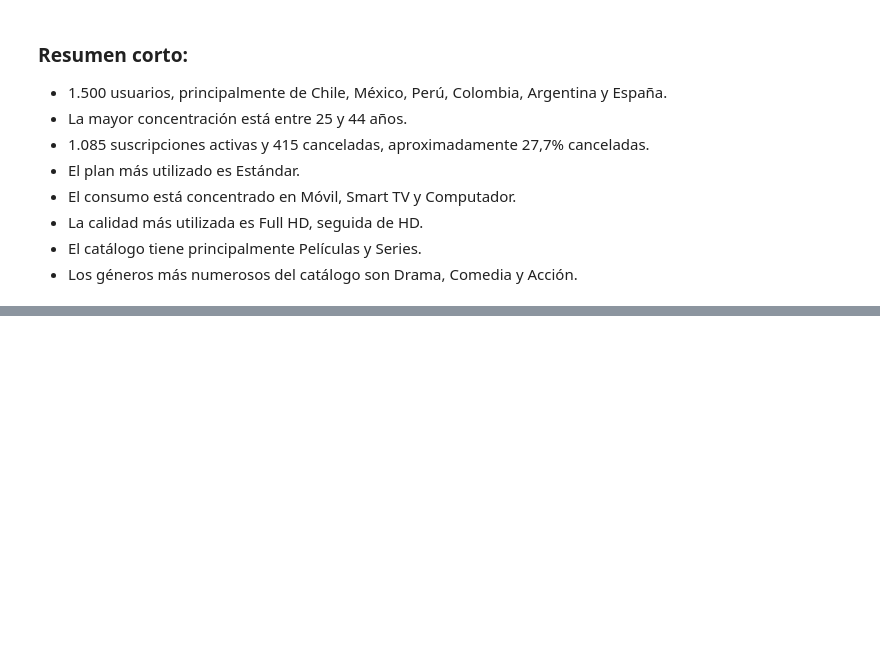
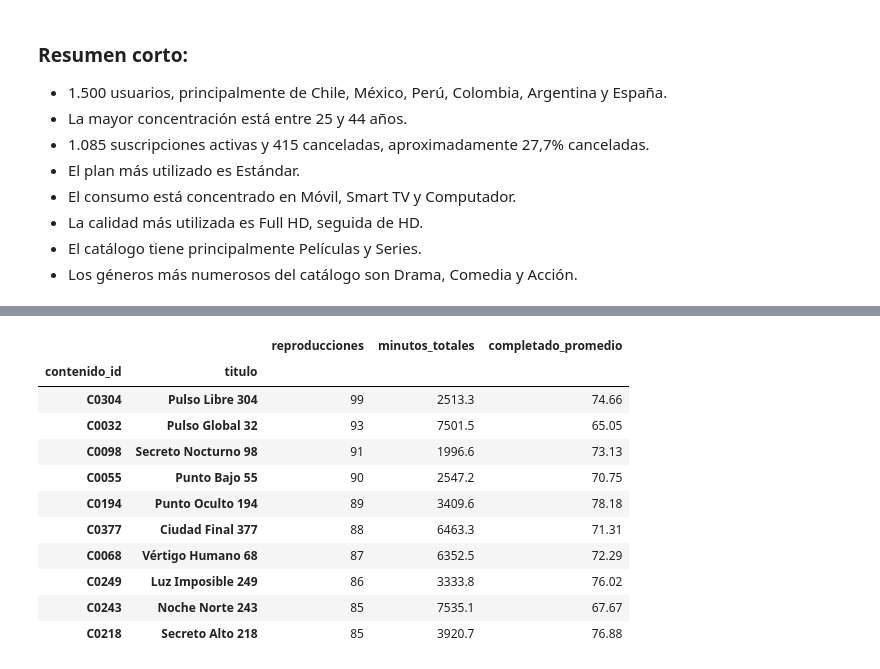
Before and after one commit to RicardoIllanes/visualizacion, a Jupyter notebook: ADY1104_001V_EP_1.ipynb, the cells around one changed output, grey strips where cells are left out. Drawn from its saved outputs; the diff is of its cells as text; code cells hidden in the pictures; blank space fills up the shorter version.

```diff
--- a/ADY1104_001V_EP_1.ipynb
+++ b/ADY1104_001V_EP_1.ipynb
@@ -304,0 +545,20 @@ Se utilizaron siete fuentes de datos en formato CSV correspondientes a usuarios,
+# %%
+consumo_contenido = reproducciones.merge(
+    contenidos,
+    on="contenido_id",
+    how="left"
+)
+
+display(
+    consumo_contenido[
+        [
+            "reproduccion_id",
+            "contenido_id",
+            "titulo",
+            "tipo_contenido",
+            "genero_principal",
+            "minutos_reproducidos",
+            "porcentaje_completado"
+        ]
+    ].head()
+)
@@ -304,0 +619,28 @@ Se utilizaron siete fuentes de datos en formato CSV correspondientes a usuarios,
+# %%
+top_contenidos = (
+    consumo_contenido
+    .groupby(["contenido_id", "titulo"])
+    .agg(
+        reproducciones=("reproduccion_id", "count"),
+        minutos_totales=("minutos_reproducidos", "sum"),
+        completado_promedio=("porcentaje_completado", "mean")
+    )
+    .round(2)
+    .sort_values("reproducciones", ascending=False)
+    .head(10)
+)
+
+display(top_contenidos)
+# %% [output]
+|  |  | reproducciones | minutos_totales | completado_promedio |
+| contenido_id | titulo |  |  |  |
+| C0304 | Pulso Libre 304 | 99 | 2513.3 | 74.66 |
+| C0032 | Pulso Global 32 | 93 | 7501.5 | 65.05 |
+| C0098 | Secreto Nocturno 98 | 91 | 1996.6 | 73.13 |
+| C0055 | Punto Bajo 55 | 90 | 2547.2 | 70.75 |
+| C0194 | Punto Oculto 194 | 89 | 3409.6 | 78.18 |
+| C0377 | Ciudad Final 377 | 88 | 6463.3 | 71.31 |
+| C0068 | Vértigo Humano 68 | 87 | 6352.5 | 72.29 |
+| C0249 | Luz Imposible 249 | 86 | 3333.8 | 76.02 |
+| C0243 | Noche Norte 243 | 85 | 7535.1 | 67.67 |
+| C0218 | Secreto Alto 218 | 85 | 3920.7 | 76.88 |
```
Also changed, not shown: parts of 30 cells of this notebook.
